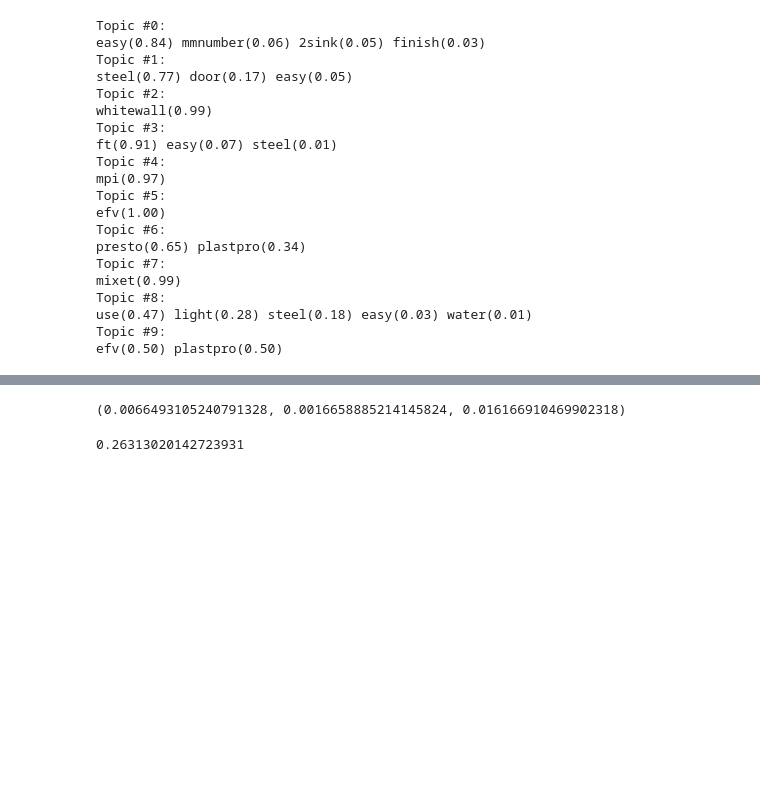
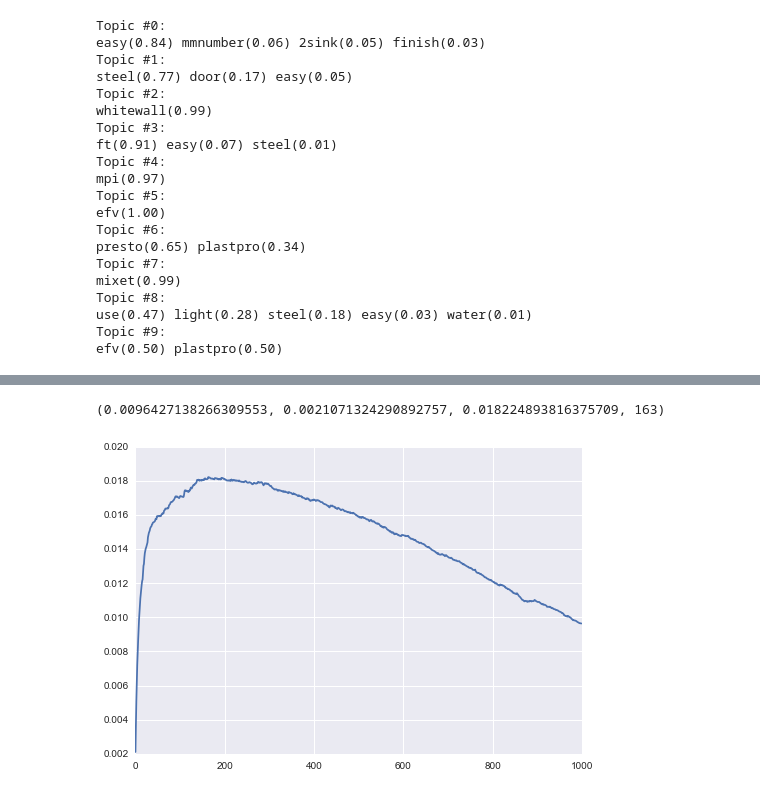
Before and after one commit to pradhanpk/depot, a Jupyter notebook: Home Depot Data Extraction.ipynb, the cells around one changed output, grey strips where cells are left out. Drawn from its saved outputs; the diff is of its cells as text; code cells hidden in the pictures; blank space fills up the shorter version.

Commit message:
Latest predictions.
TODO : Add train and validation stats here.

```diff
--- a/Home Depot Data Extraction.ipynb
+++ b/Home Depot Data Extraction.ipynb
@@ -248,8 +248,8 @@ def write_submission(test_data, pred, fname = "predictions.csv", git_repo = None
 train_x, train_y = get_reg_data(train, lda, tf_vectorizer, topics)
 test_x, test_y = get_reg_data(test, lda, tf_vectorizer, topics)
 
-relevance_reg = ensemble.GradientBoostingRegressor(n_estimators=1000, subsample=0.5, max_depth=3, verbose=1,
-                                                   learning_rate=0.1)
+relevance_reg = ensemble.GradientBoostingRegressor(n_estimators=163, subsample=0.8, max_depth=4, verbose=1,
+                                                   learning_rate=0.1, min_samples_split=2)
 relevance_reg.fit(train_x, train_y)
 
 pred_y = relevance_reg.predict(test_x)
@@ -284,10 +257,8 @@ No targets
 # %%
 ob = np.cumsum(relevance_reg.oob_improvement_)
+plt.plot(ob)
 bestind = np.argsort(ob)[::-1][0]
-ob[-1], ob[0], ob[bestind]
+ob[-1], ob[0], ob[bestind], bestind
 # %% [output]
-(0.0066493105240791328, 0.0016658885214145824, 0.016166910469902318)
+(0.0096427138266309553, 0.0021071324290892757, 0.018224893816375709, 163)
+[figure, added]
-# %%
-relevance_reg.train_score_[bestind]
-# %% [output]
-0.26313020142723931
```
Also changed, not shown: parts of 1 cell of this notebook, 1 other file.
